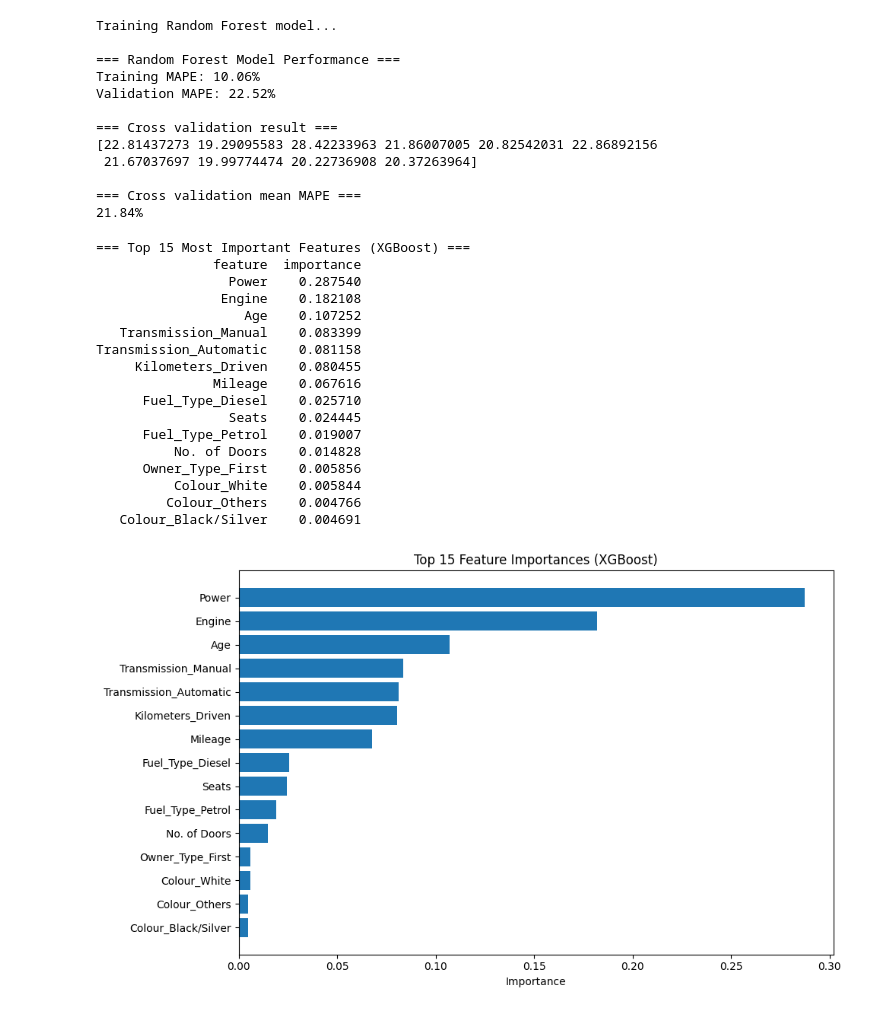
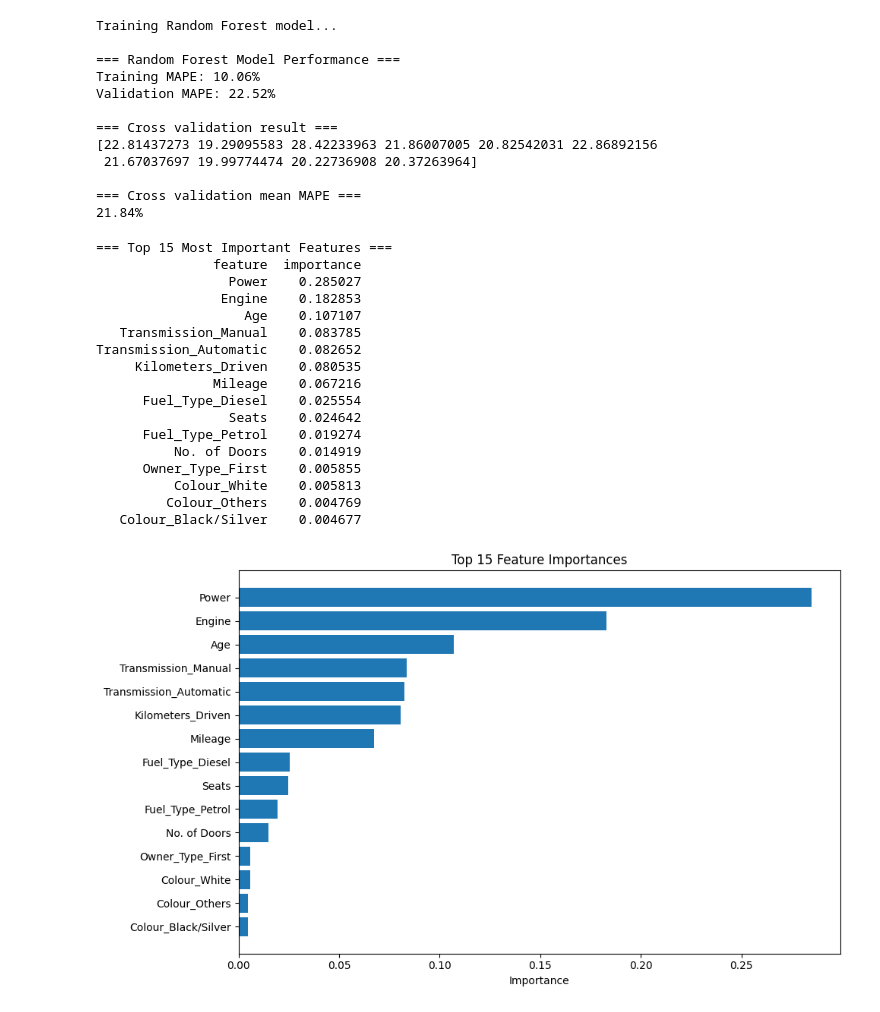
Before and after one commit to ThanhNV-Robotics/MLDL-HW3, a Jupyter notebook: main_prediction_random_tree_forest.ipynb, the cells around one changed output. Drawn from its saved outputs; the diff is of its cells as text; code cells hidden in the pictures.

```diff
--- a/main_prediction_random_tree_forest.ipynb
+++ b/main_prediction_random_tree_forest.ipynb
@@ -149,39 +149,39 @@ print("\nDecision Tree submission saved as submission_random_tree_forest.csv")
 # %%
 # Feature importance from XGBoost
 import matplotlib.pyplot as plt
 
 feature_importance_xgb = pd.DataFrame({
     'feature': X_train.columns,
     'importance': rf_model.feature_importances_
 }).sort_values('importance', ascending=False)
 
-print("\n=== Top 15 Most Important Features (XGBoost) ===")
+print("\n=== Top 15 Most Important Features ===")
 print(feature_importance_xgb.head(15).to_string(index=False))
 
 # Visualize feature importance
 plt.figure(figsize=(10, 6))
 plt.barh(feature_importance_xgb.head(15)['feature'], feature_importance_xgb.head(15)['importance'])
 plt.xlabel('Importance')
-plt.title('Top 15 Feature Importances (XGBoost)')
+plt.title('Top 15 Feature Importances')
 plt.gca().invert_yaxis()
 plt.tight_layout()
 plt.show()
 # %% [output]
-=== Top 15 Most Important Features (XGBoost) ===
+=== Top 15 Most Important Features ===
                feature  importance
-                 Power    0.287540
-                Engine    0.182108
-                   Age    0.107252
-   Transmission_Manual    0.083399
-Transmission_Automatic    0.081158
-     Kilometers_Driven    0.080455
-               Mileage    0.067616
-      Fuel_Type_Diesel    0.025710
-                 Seats    0.024445
-      Fuel_Type_Petrol    0.019007
-          No. of Doors    0.014828
-      Owner_Type_First    0.005856
-          Colour_White    0.005844
-         Colour_Others    0.004766
-   Colour_Black/Silver    0.004691
+                 Power    0.285027
+                Engine    0.182853
+                   Age    0.107107
+   Transmission_Manual    0.083785
+Transmission_Automatic    0.082652
+     Kilometers_Driven    0.080535
+               Mileage    0.067216
+      Fuel_Type_Diesel    0.025554
+                 Seats    0.024642
+      Fuel_Type_Petrol    0.019274
+          No. of Doors    0.014919
+      Owner_Type_First    0.005855
+          Colour_White    0.005813
+         Colour_Others    0.004769
+   Colour_Black/Silver    0.004677
-[figure, old version]
+[figure, new version]
```
Also changed, not shown: 1 other file.
